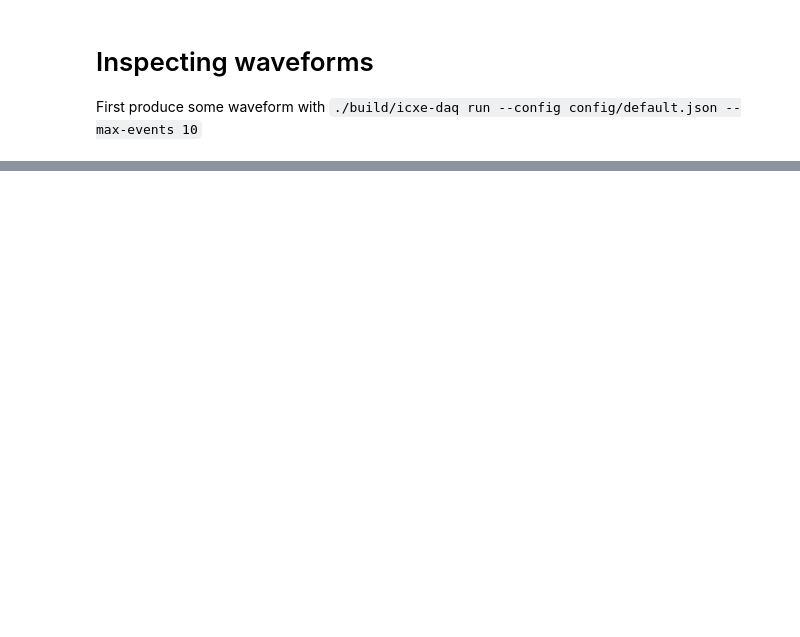
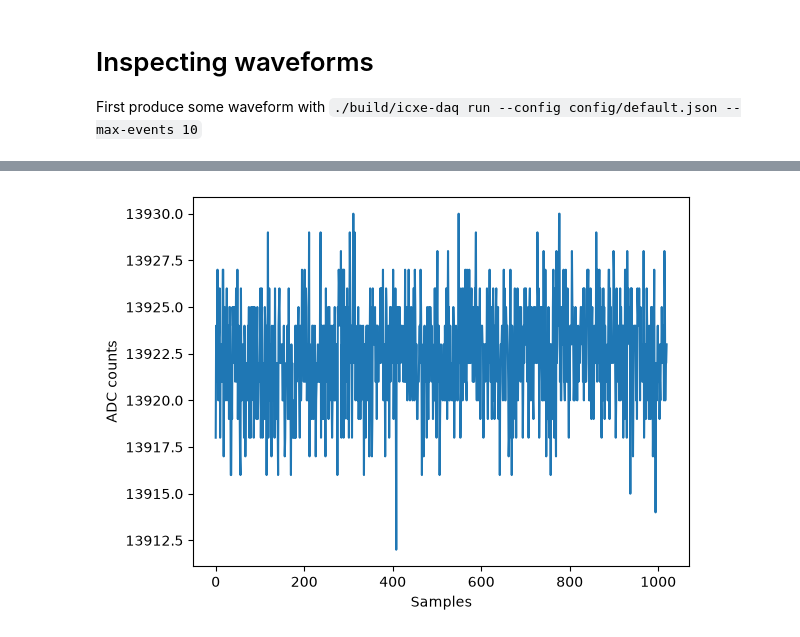
Before and after one commit to ricmperes/ICXe-DAQ, a Jupyter notebook: tools/inspect_waveform.ipynb, the cells around one changed output, grey strips where cells are left out. Saved outputs shown, nothing was run; the diff lists cells and outputs as text; code cells hidden in the pictures; blank space fills up the shorter version.

```diff
--- a/tools/inspect_waveform.ipynb
+++ b/tools/inspect_waveform.ipynb
@@ -41,0 +50,2 @@ memmap([2458, 2459, 2457, ..., 2456, 2463, 2458],
+# %%
+wfs = waveforms[:,0,:]
@@ -41,0 +56,4 @@ memmap([2458, 2459, 2457, ..., 2456, 2463, 2458],
+# %%
+plot_waveform(wfs[1,:])
+# %% [output]
+[figure, added]
```
Also changed, not shown: parts of 52 cells of this notebook, 9 other files.
